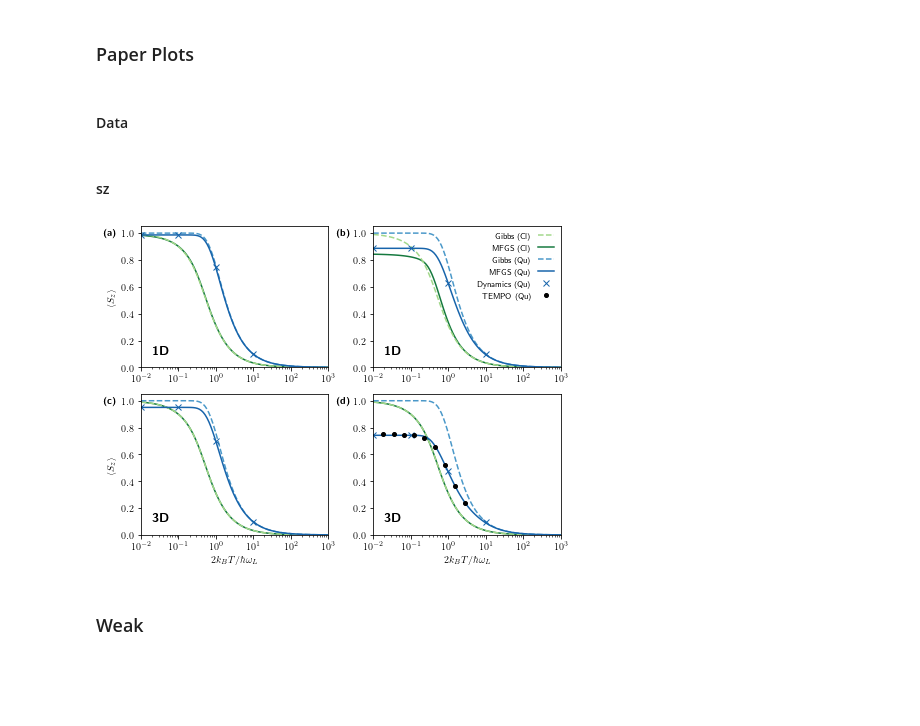
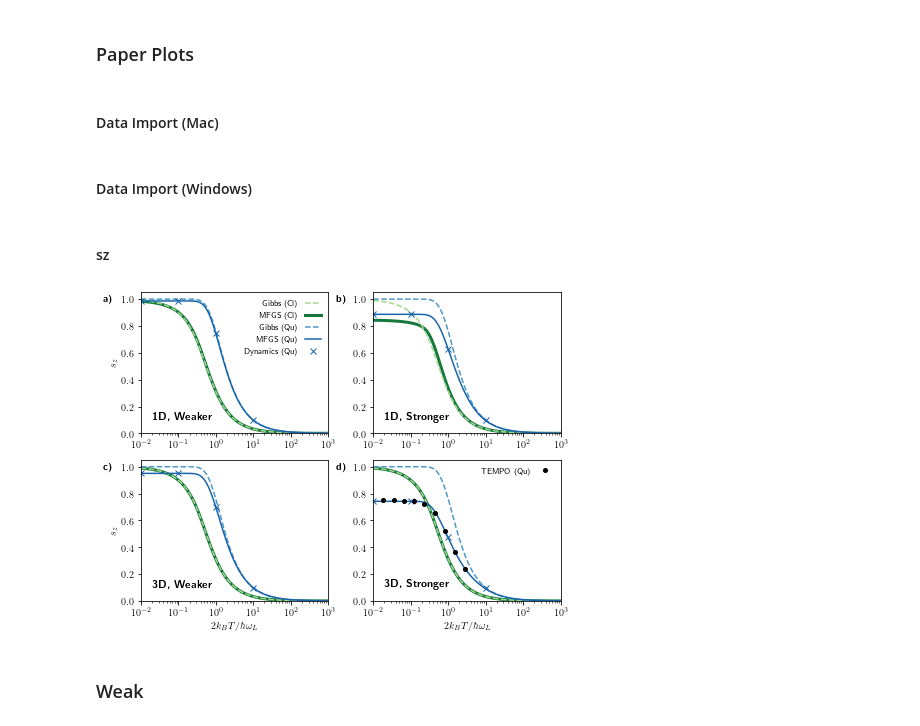
Before and after one commit to quantum-exeter/QuantumSpinDynamics, a Jupyter notebook: plot/plotStatics.ipynb, the cells around one changed output. Drawn from its saved outputs; the diff is of its cells as text; code cells hidden in the pictures; blank space fills up the shorter version.

```diff
--- a/plot/plotStatics.ipynb
+++ b/plot/plotStatics.ipynb
@@ -112,4 +112,4 @@ plt.savefig("C://Users//crh222//Dropbox//PhD//1. RC Mapping//Graphs//Statics//di
 # %% [markdown]
 ### Paper Plots ###
 # %% [markdown]
-#### Data ####
+#### Data Import (Mac) ####
@@ -116,3 +159,5 @@ plt.savefig("C://Users//crh222//Dropbox//PhD//1. RC Mapping//Graphs//Statics//di
+# %% [markdown]
+#### Data Import (Windows) ####
 # %%
 #### Gibbs ####
 dataG_qu = np.array(pd.read_csv(r'../paper_data/qu_Gibbs.csv'))
@@ -175,8 +211,8 @@ ocmap = plt.get_cmap('YlGn')
 
 ax[1, 0].set_xlabel("$2k_B T/\hbar\omega_L$")
 ax[1, 1].set_xlabel("$2k_B T/\hbar\omega_L$")
-ax[0, 0].set_ylabel("$\langle S_z \\rangle$")
-ax[1, 0].set_ylabel("$\langle S_z \\rangle$")
+ax[0, 0].set_ylabel("$s_z$")
+ax[1, 0].set_ylabel("$s_z$")
 
 for i in [0, 1]:
     for j in [0, 1]:
@@ -189,21 +225,21 @@ for i in [0, 1]:
 
 ## Classical ##
 ax[0, 0].semilogx(dataG_qu[:,0], ((1/np.tanh(1/dataG_qu[:,0]) - (dataG_qu[:,0]))), color=ocmap(0.4), linestyle='--', label='Gibbs (Cl)', zorder=1) # Gibbs
-ax[0, 0].semilogx(data1D_pi4_prme_cl[:,0], data1D_pi4_prme_cl[:,3], color=ocmap(0.8), linestyle='-', label='MFGS (Cl)', zorder=0) # MFGS
+ax[0, 0].semilogx(data1D_pi4_prme_cl[:,0], data1D_pi4_prme_cl[:,3], color=ocmap(0.8), linestyle='-', linewidth=3, label='MFGS (Cl)', zorder=0) # MFGS
 
 ## Quantum ##
 ax[0, 0].semilogx(dataG_qu[:,0], dataG_qu[:,3], color=bcmap(0.6), linestyle='--', label='Gibbs (Qu)') # Gibbs
 ax[0, 0].semilogx(data1D_pi4_prme[:,0], data1D_pi4_prme[:,3], color=bcmap(0.8), label='MFGS (Qu)') # MFGS
 ax[0, 0].plot(0.01, 0.986, color=bcmap(0.8), marker='x', linestyle='None', label='Dynamics (Qu)') # Dynamics
-ax[0, 0].plot(0.1, 0.986, color=bcmap(0.8), marker='x', linestyle='None')
-ax[0, 0].plot(1, 0.745, color=bcmap(0.8), marker='x', linestyle='None')
-ax[0, 0].plot(10, 0.0993, color=bcmap(0.8), marker='x', linestyle='None')
+ax[0, 0].plot(0.1, 0.986, color=bcmap(0.8), marker='x', linestyle='None') # Dynamics
+ax[0, 0].plot(1, 0.745, color=bcmap(0.8), marker='x', linestyle='None') # Dynamics
+ax[0, 0].plot(10, 0.0993, color=bcmap(0.8), marker='x', linestyle='None') # Dynamics
 
 #### prmd ####
 
 ## Classical ##
 ax[0, 1].semilogx(dataG_qu[:,0], ((1/np.tanh(1/dataG_qu[:,0]) - (dataG_qu[:,0]))), color=ocmap(0.4), linestyle='--', zorder=1) # Gibbs
-ax[0, 1].semilogx(data1D_pi4_prmd_cl[:,0], data1D_pi4_prmd_cl[:,3], color=ocmap(0.8), linestyle='-', zorder=0) # MFGS
+ax[0, 1].semilogx(data1D_pi4_prmd_cl[:,0], data1D_pi4_prmd_cl[:,3], color=ocmap(0.8), linestyle='-', linewidth=3, zorder=0) # MFGS
 
 ## Quantum ##
 ax[0, 1].semilogx(dataG_qu[:,0], dataG_qu[:,3], color=bcmap(0.6), linestyle='--') # Gibbs
@@ -218,50 +254,52 @@ ax[0, 1].plot(10, 0.0962, color=bcmap(0.8), marker='x') # Dynamics
 #### prme ####
 
 ## Classical ##
 ax[1, 0].semilogx(dataG_qu[:,0], ((1/np.tanh(1/dataG_qu[:,0]) - (dataG_qu[:,0]))), color=ocmap(0.4), linestyle="--", zorder=1) # Gibbs
-ax[1, 0].semilogx(data3D_prme_cl[:,0], data3D_prme_cl[:,3], color=ocmap(0.8), linestyle='-', zorder=0) # MFGS
+ax[1, 0].semilogx(data3D_prme_cl[:,0], data3D_prme_cl[:,3], color=ocmap(0.8), linestyle='-', linewidth=3, zorder=0) # MFGS
 
 ## Quantum ##
 ax[1, 0].semilogx(dataG_qu[:,0], dataG_qu[:,3], color=bcmap(0.6), linestyle="--") # Gibbs
 ax[1, 0].semilogx(data3D_prme[:,0], data3D_prme[:,3], color=bcmap(0.8)) # MFGS
 ax[1, 0].plot(0.01, 0.95, color=bcmap(0.8), marker='x', linestyle='None') # Dynamics
-ax[1, 0].plot(0.1, 0.95, color=bcmap(0.8), marker='x', linestyle='None')
-ax[1, 0].plot(1, 0.701, color=bcmap(0.8), marker='x', linestyle='None')
-ax[1, 0].plot(10, 0.0991, color=bcmap(0.8), marker='x', linestyle='None')
+ax[1, 0].plot(0.1, 0.95, color=bcmap(0.8), marker='x', linestyle='None') # Dynamics
+ax[1, 0].plot(1, 0.701, color=bcmap(0.8), marker='x', linestyle='None') # Dynamics
+ax[1, 0].plot(10, 0.0991, color=bcmap(0.8), marker='x', linestyle='None') # Dynamics
 
 #### prmd ####
 
 ## Classical ##
 ax[1, 1].semilogx(dataG_qu[:,0], ((1/np.tanh(1/dataG_qu[:,0]) - (dataG_qu[:,0]))), color=ocmap(0.4), linestyle="--", zorder=1) # Gibbs
-ax[1, 1].semilogx(data3D_prmd_cl[:,0], data3D_prmd_cl[:,3], color=ocmap(0.8), linestyle='-', zorder=0) # MFGS
+ax[1, 1].semilogx(data3D_prmd_cl[:,0], data3D_prmd_cl[:,3], color=ocmap(0.8), linestyle='-', linewidth=3, zorder=0) # MFGS
 
 ## Quantum ##
 ax[1, 1].semilogx(dataG_qu[:,0], dataG_qu[:,3], color=bcmap(0.6), linestyle="--") # Gibbs
 ax[1, 1].semilogx(data3D_prmd[:,0], data3D_prmd[:,3], color=bcmap(0.8)) # MFGS
 ax[1, 1].plot(0.01, 0.745, color=bcmap(0.8), marker='x', linestyle='None') # Dynamics
 ax[1, 1].plot(0.1, 0.745, color=bcmap(0.8), marker='x') # Dynamics
 ax[1, 1].plot(1, 0.476, color=bcmap(0.8), marker='x') # Dynamics
 ax[1, 1].plot(10, 0.0942, color=bcmap(0.8), marker='x') # Dynamics
 
 ax[1, 1].semilogx(data_tempo[:,0], data_tempo[:,1], 'ko', markersize=4, linestyle='', label="TEMPO (Qu)") # TEMPO
 
-ax[0, 0].text(0.99e-3, 0.977, '\\textbf{(a)}')
-ax[0, 1].text(0.99e-3, 0.977, '\\textbf{(b)}')
-ax[1, 0].text(0.99e-3, 0.977, '\\textbf{(c)}')
-ax[1, 1].text(0.99e-3, 0.977, '\\textbf{(d)}')
+ax[0, 0].text(0.99e-3, 0.977, '\\textbf{a)}')
+ax[0, 1].text(0.99e-3, 0.977, '\\textbf{b)}')
+ax[1, 0].text(0.99e-3, 0.977, '\\textbf{c)}')
+ax[1, 1].text(0.99e-3, 0.977, '\\textbf{d)}')
 
-ax[0, 0].text(0.02, 0.1, '\\textbf{1D}', fontsize=13)
-ax[0, 1].text(0.02, 0.1, '\\textbf{1D}', fontsize=13)
-ax[1, 0].text(0.02, 0.1, '\\textbf{3D}', fontsize=13)
-ax[1, 1].text(0.02, 0.1, '\\textbf{3D}', fontsize=13)
+ax[0, 0].text(0.02, 0.1, '\\textbf{1D, Weaker}', fontsize=11)
+ax[0, 1].text(0.02, 0.1, '\\textbf{1D, Stronger}', fontsize=11)
+ax[1, 0].text(0.02, 0.1, '\\textbf{3D, Weaker}', fontsize=11)
+ax[1, 1].text(0.02, 0.1, '\\textbf{3D, Stronger}', fontsize=11)
 
-fig.legend(ncol=1, loc=(0.79, 0.762), frameon=False, markerfirst=False)
+ax[0, 0].legend(ncol=1, loc='upper right', frameon=False, markerfirst=False)
+ax[1, 1].legend(ncol=1, loc='upper right', frameon=False, markerfirst=False)
+
 fig.tight_layout(w_pad = 0.4)
 
-# plt.savefig('/Users/charliehogg/Dropbox/PhD/1. 3D Project/Graphs/Paper/sz_T.pdf', dpi=300) # Export for Mac
-plt.savefig('C://Users//crh222//Dropbox//PhD//1. 3D Project//Graphs//Paper//sz_T_prmde.pdf', dpi=300) # Export for Windows
+plt.savefig('/Users/charliehogg/Dropbox/PhD/1. 3D Project/Graphs/Paper/sz_T_prmde.pdf', dpi=300) # Export for Mac
+# plt.savefig('C://Users//crh222//Dropbox//PhD//1. 3D Project//Graphs//Paper//sz_T_prmde.pdf', dpi=300) # Export for Windows
 # %% [output]
-[figure, old version]
+[figure, new version]
 # %% [markdown]
 ### Weak
 # %%
```
Also changed, not shown: parts of 7 cells of this notebook, 1 other file.
